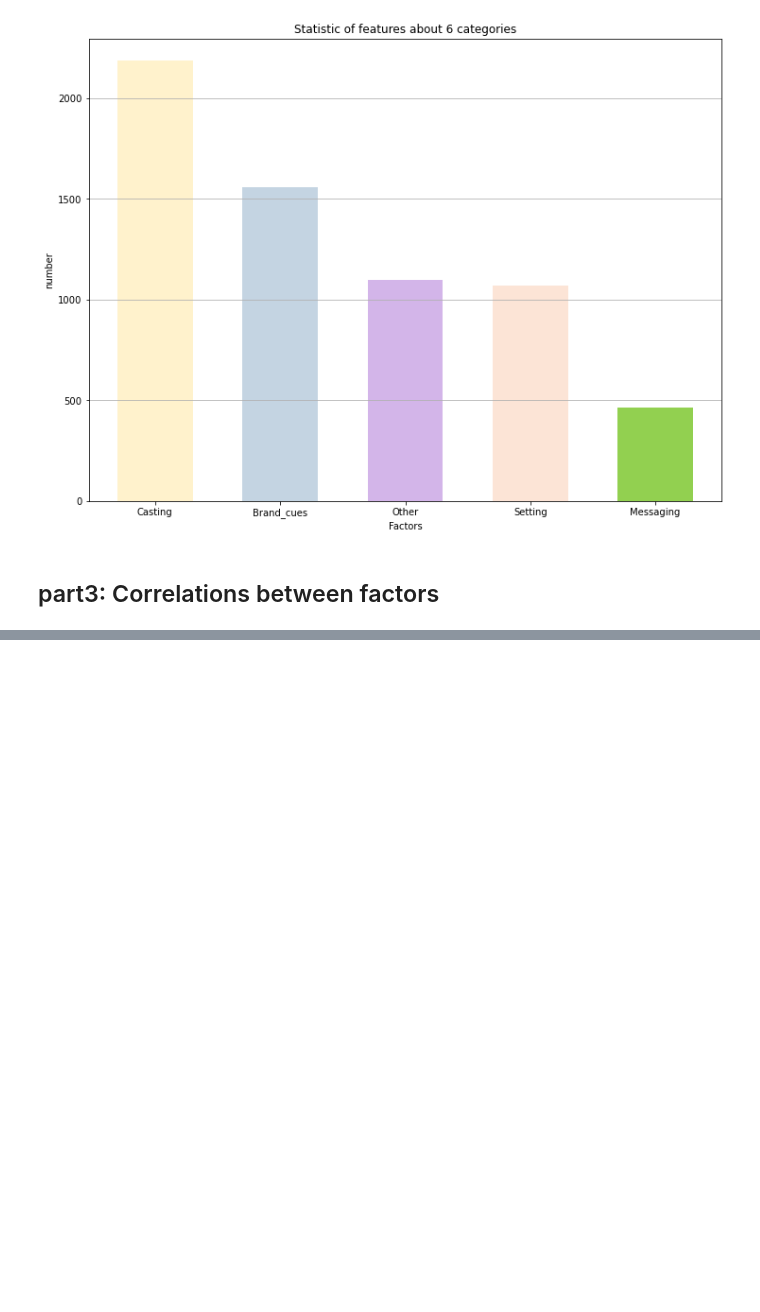
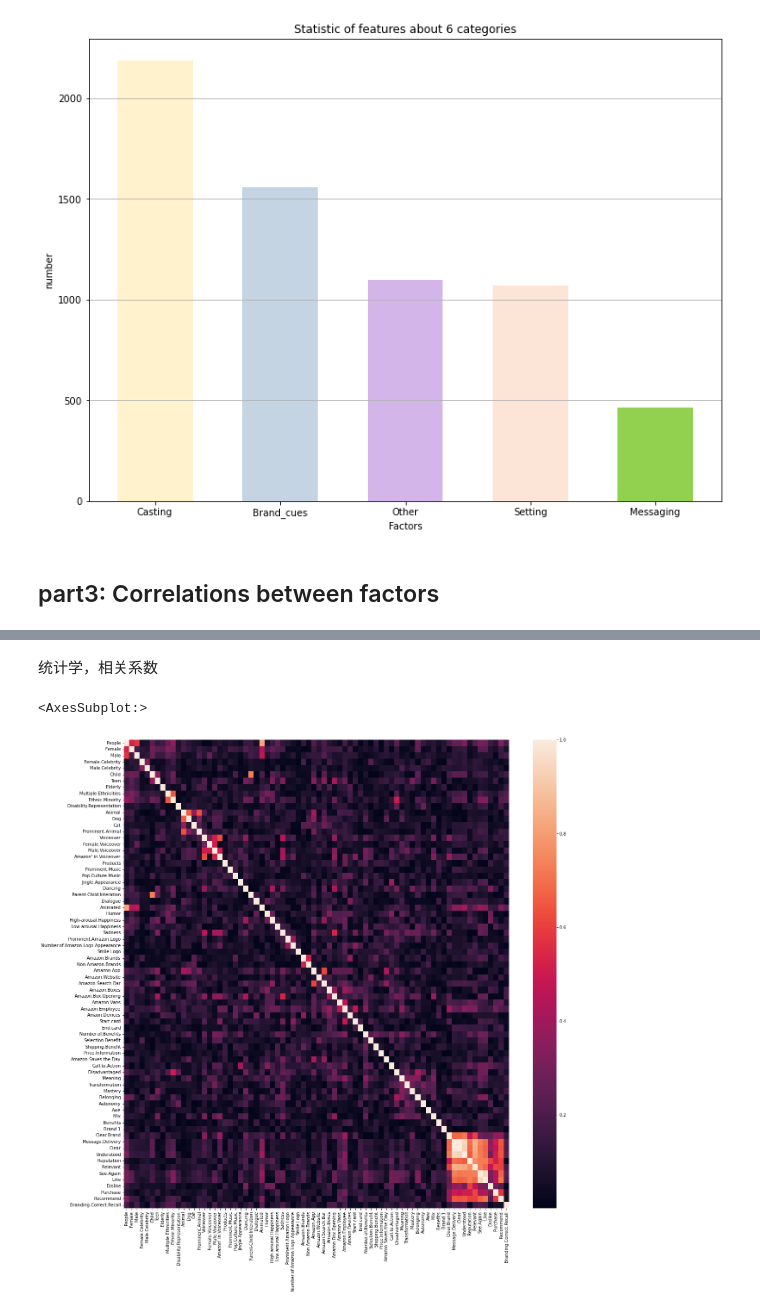
Before and after one commit to MatteeXie/Ads_effectiveness, a Jupyter notebook: data_process.ipynb, the cells around one changed output, grey strips where cells are left out. Saved outputs shown, nothing was run; the diff lists cells and outputs as text; code cells hidden in the pictures; blank space fills up the shorter version.

```diff
--- a/data_process.ipynb
+++ b/data_process.ipynb
@@ -132,0 +219,13 @@ plt.show()
+# %% [markdown]
+统计学，相关系数
+# %%
+pd.options.display.float_format = '{:,.3f}'.format ## 指定小数位数
+corr = df[df.columns[11:]].corr().abs()
+df[df.columns[11:]].corr().abs().to_csv("./data/correlations.csv") #相关系数保存到csv中
+
+# 绘制热力图
+plt.figure(figsize=(20,20))
+sns.heatmap(corr)
+# %% [output]
+<AxesSubplot:>
+[figure, added]
```
Also changed, not shown: parts of 9 cells of this notebook, 32 other files.
